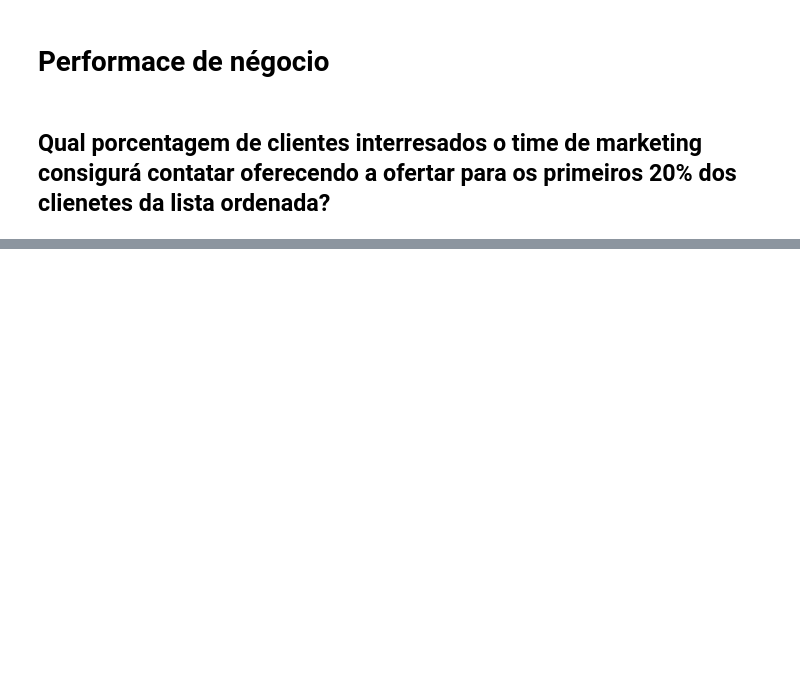
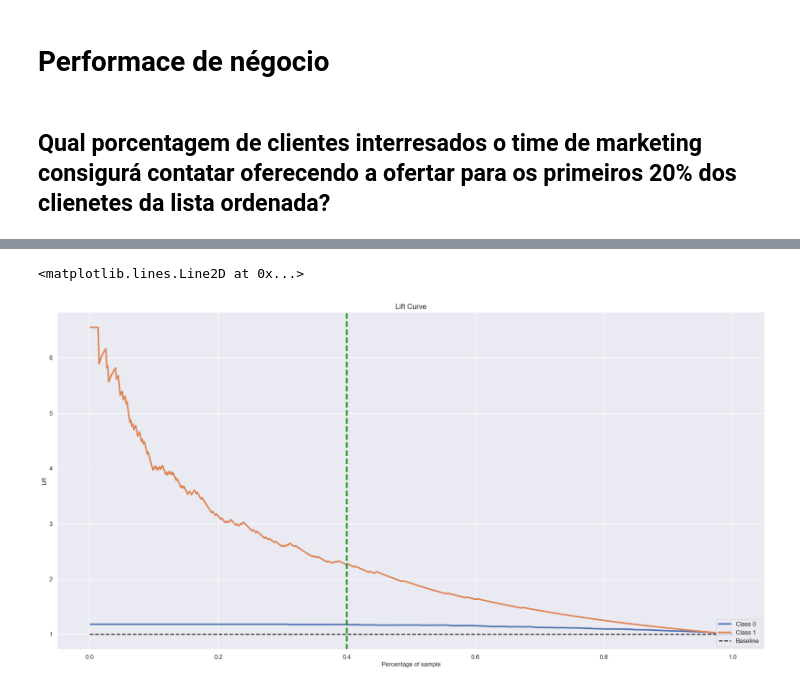
Before and after one commit to lavinomenezes/ifood_data_analyst_challenge, a Jupyter notebook: notebooks/ifood_lm_v08_performace.ipynb, the cells around one changed output, grey strips where cells are left out. Drawn from its saved outputs; the diff is of its cells as text; code cells hidden in the pictures; blank space fills up the shorter version.

```diff
--- a/notebooks/ifood_lm_v08_performace.ipynb
+++ b/notebooks/ifood_lm_v08_performace.ipynb
@@ -276,0 +313,6 @@ str(xgb_model) + ", assim, captando " + str(round(xgb_model/random_model,2),) +
+# %%
+skplt.metrics.plot_lift_curve(y_val,yhat_brf_proba);
+plt.axvline(0.4, 0, 1, color='green', ls='--', lw=3)
+# %% [output]
+<matplotlib.lines.Line2D at 0x...>
+[figure, added]
```
Also changed, not shown: parts of 11 cells of this notebook.
